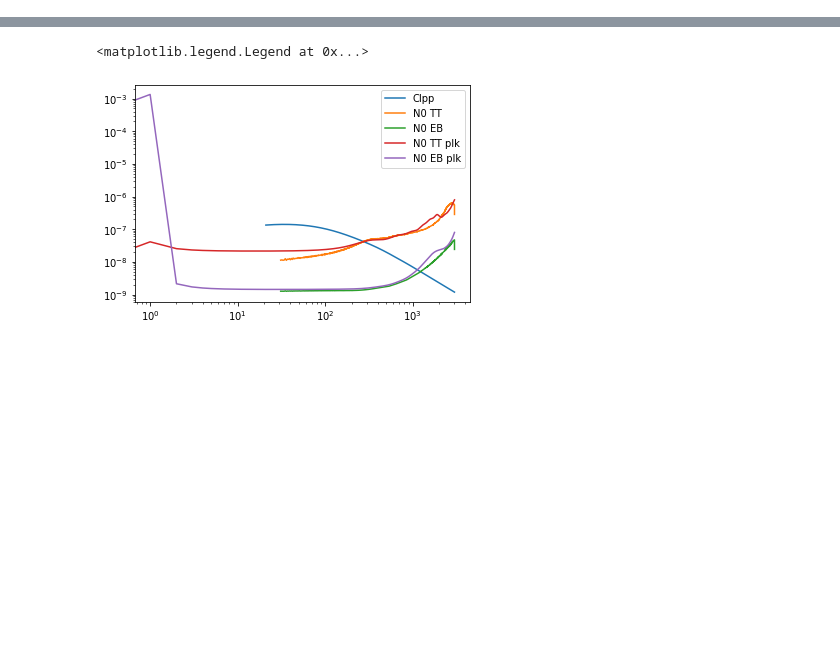
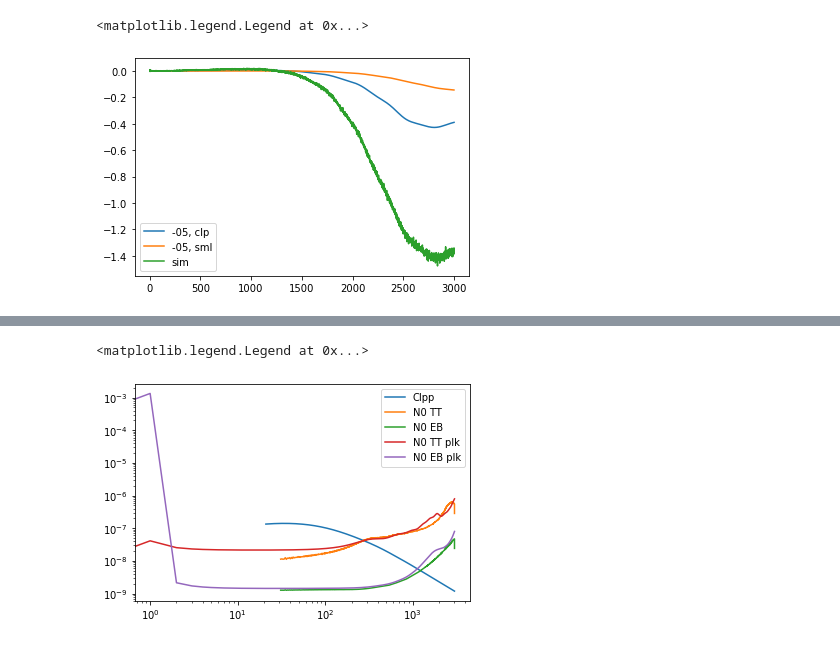
Before and after one commit to HongboCai/lens_rot_bias, a Jupyter notebook: notebooks/test_N1aa.ipynb, the cells around one changed output, grey strips where cells are left out. Cells and saved outputs as stored; diff of their text form; code cells hidden in the pictures; blank space fills up the shorter version.

```diff
--- a/notebooks/test_N1aa.ipynb
+++ b/notebooks/test_N1aa.ipynb
@@ -145,13 +161,16 @@ plt.plot(Ls, norm_eb/(Ls**2)/Al_eb[0][31:])
+# %%
+A_cb_index = '05'
 # %%
-# claa_07 = np.loadtxt('/global/cscratch1/sd/hongbo/lens_rot_bias/inputPs/claa_A1e-07.txt')[:,1]
+ellmax =3000
+claa = np.loadtxt('../inputPs/claa_A1e-%s.txt' %A_cb_index)[:,1]
 
-# ftl = utils.cli(cltt[:ellmax + 1] + (param['nlev_t'] / 60. / 180. * np.pi / transf) ** 2)
-# fel = utils.cli(clee[:ellmax + 1] + (param['nlev_p'] / 60. / 180. * np.pi / transf) ** 2)
-# fbl = utils.cli(clbb[:ellmax + 1] + (param['nlev_p'] / 60. / 180. * np.pi / transf) ** 2)
-# ftl[:ellmin] *= 0.
-# fel[:ellmin] *= 0.
-# fbl[:ellmin] *= 0.
+ftl = utils.cli(ocltt[:ellmax+1])
+fel = utils.cli(oclee[:ellmax+1])
+fbl = utils.cli(oclbb[:ellmax+1])
+ftl[:ellmin] *= 0.
+fel[:ellmin] *= 0.
+fbl[:ellmin] *= 0.
 
-# #---- N1 lensing bias library:
-# n1_dd = n1.library_n1('.',cltt,clte,clee)
-# n1aa_07 = n1_dd.get_n1('peb', 'r', claa_07, ftl, fel, fbl, ellmax)
+#---- N1 lensing bias library:
+n1_dd = n1.library_n1('.',cltt,clte,clee)
+n1aa = n1_dd.get_n1('peb', 'r', claa, ftl, fel, fbl, ellmax)
@@ -160,3 +199,15 @@ n1aa_07_n = ((norm_eb*2*np.pi)/Ls**2)**2*n1aa_07[31:]
+# %%
+n1aa_n_clp = (Al_eb_clp[0][31:])**2*n1aa[31:]
+n1aa_n_sml = (norm_eb_sml/Ls**2)**2*n1aa[31:]
+# %%
+plt.plot(Ls[:-1], n1aa_n_clp[:-1]/clpp[31:3000], label='-%s, clp' %A_cb_index)
+plt.plot(Ls[:-2], n1aa_n_sml[:-2]/clpp[31:2999], label='-%s, sml' %A_cb_index)
+plt.plot(data['L'], bias, label='sim')
+# plt.plot(Ls[Lmin:lmax_ivf], (n1aa_06_n[:lmax_ivf]/clpp_fid[:lmax_ivf])[Lmin:lmax_ivf], label='-06')
+plt.legend()
+# %% [output]
+<matplotlib.legend.Legend at 0x...>
+[figure, added]
 # %%
 # for exp, param in exps_config.items():
 #     for ellmax in ellmaxs:
```
Also changed, not shown: parts of 16 cells of this notebook, 2 other files.
